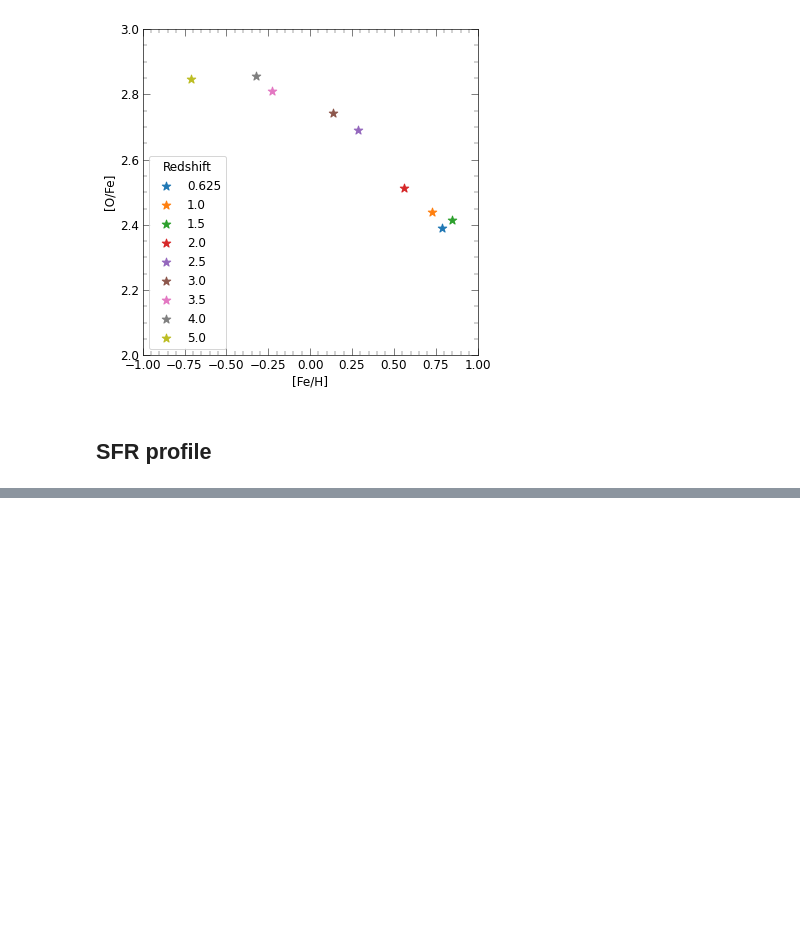
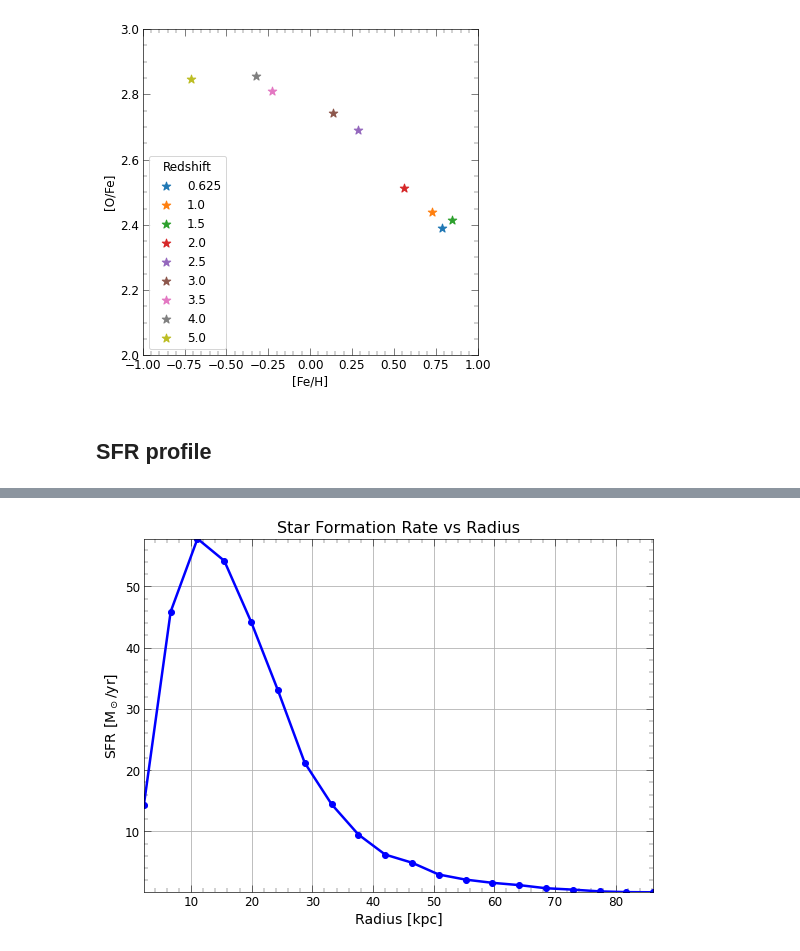
Before and after one commit to ansingh16/hr5_metallicity, a Jupyter notebook: Code/Analysis.ipynb, the cells around one changed output, grey strips where cells are left out. Drawn from its saved outputs; the diff is of its cells as text; code cells hidden in the pictures; blank space fills up the shorter version.

Commit message:
added sfr profile code

```diff
--- a/Code/Analysis.ipynb
+++ b/Code/Analysis.ipynb
@@ -1083,0 +1131,99 @@ ax.legend(loc=3,title='Redshift')
+# %%
+
+import pandas as pd
+import HR5_cluster as hr5
+import numpy as np
+import yt
+import matplotlib.pyplot as plt
+
+
+# Cosmological Parameters
+Omega_m = 0.300000011920929
+Omega_l = 0.699999988079071
+Omega_k = 0.000000000000000
+h0 = 0.684000015258789
+yt_cosmo = yt.utilities.cosmology.Cosmology(hubble_constant=h0, omega_matter=Omega_m, omega_lambda=Omega_l)
+
+
+time = pd.read_csv('../Data/age_info.txt')
+conformal_times = time['Conformal_time']
+lookback_times = time['Look_back_time(Gyr)']
+
+clusid = 1664541
+clus = hr5.Cluster(296,clusid)
+galid = 1721222
+
+# galid = clus.bcgid
+galdata = clus.get_alldat_gal(galid)
+ds = galdata.get_yt_dataset()
+ad = ds.all_data()
+
+
+# galaxy stellar center
+com = galdata._center_of_mass('star')
+
+# galaxy half light radius
+radius = galdata.rcom_star.max()*1000
+
+# Define galaxy center and radius for SFR analysis
+galaxy_center = [com[0], com[1], com[2]]  # Adjust based on galaxy position
+galaxy_radius = (radius, "kpc")      # Analyze within 50 kpc
+
+# Time interval for SFR calculation (e.g., 100 Myr)
+dt = 0.1  # Gyr
+
+# Create a sphere around the galaxy
+sp = ds.sphere(galaxy_center, galaxy_radius)
+
+# Example: tp array from the dataset (negative for stellar particles)
+tp = sp[("star", "creation_time")].value  # Conformal time (negative for stars)
+stellar_mass = sp[("star", "particle_mass")].in_units('Msun')
+
+
+# Step 2: Ensure conformal_times are sorted for interpolation
+sorted_indices = np.argsort(conformal_times)
+conformal_times_sorted = conformal_times[sorted_indices]
+lookback_times_sorted = lookback_times[sorted_indices]
+
+# Step 3: Interpolate tp_abs to get look-back time
+lookback_time = np.interp(tp, conformal_times_sorted, lookback_times_sorted)
+
+# Step 4: Compute Proper Formation Time (tpp)
+# Assuming Universe age is ~13.8 Gyr
+tpp = 13.8 - lookback_time  # Proper time in Gyr
+
+# Step 5: Calculate Stellar Age
+simtime = yt_cosmo.t_from_z(clus.redshift).in_units('Gyr').value  # Current simulation time
+stellar_age = simtime - tpp  # Age in Gyr
+
+# Select young stars formed in the last dt Gyr
+young_mask = stellar_age < dt
+young_star_mass = stellar_mass[young_mask]
+young_star_pos = sp[("star", "particle_position")][young_mask]
+
+# Compute distances from galaxy center
+galaxy_center_coords = ds.arr(galaxy_center, "code_length").to("kpc")
+radii = np.sqrt(((young_star_pos - galaxy_center_coords)**2).sum(axis=1)).in_units('kpc')
+
+# Define radial bins
+r_min, r_max = 0, radius
+n_bins = 20
+radial_bins = np.linspace(r_min, r_max, n_bins+1)
+
+# Compute SFR in each radial bin
+sfr_profile, bin_edges = np.histogram(radii, bins=radial_bins, weights=young_star_mass)
+sfr_profile /= (dt * 1e9)  # Convert to Msun/yr
+
+# Compute bin centers for plotting
+bin_centers = 0.5 * (bin_edges[:-1] + bin_edges[1:])
+
+# Plot SFR vs. radius
+plt.figure(figsize=(8,6))
+plt.plot(bin_centers, sfr_profile, marker='o', linestyle='-', color='blue')
+plt.xlabel("Radius [kpc]", fontsize=14)
+plt.ylabel("SFR [M$_\odot$/yr]", fontsize=14)
+plt.title("Star Formation Rate vs Radius", fontsize=16)
+plt.grid(True)
+plt.tight_layout()
+plt.show()
+# %% [output]
@@ -1083,0 +1231 @@ ax.legend(loc=3,title='Redshift')
+[figure, added]
```
Also changed, not shown: parts of 9 cells of this notebook, 6 other files.
